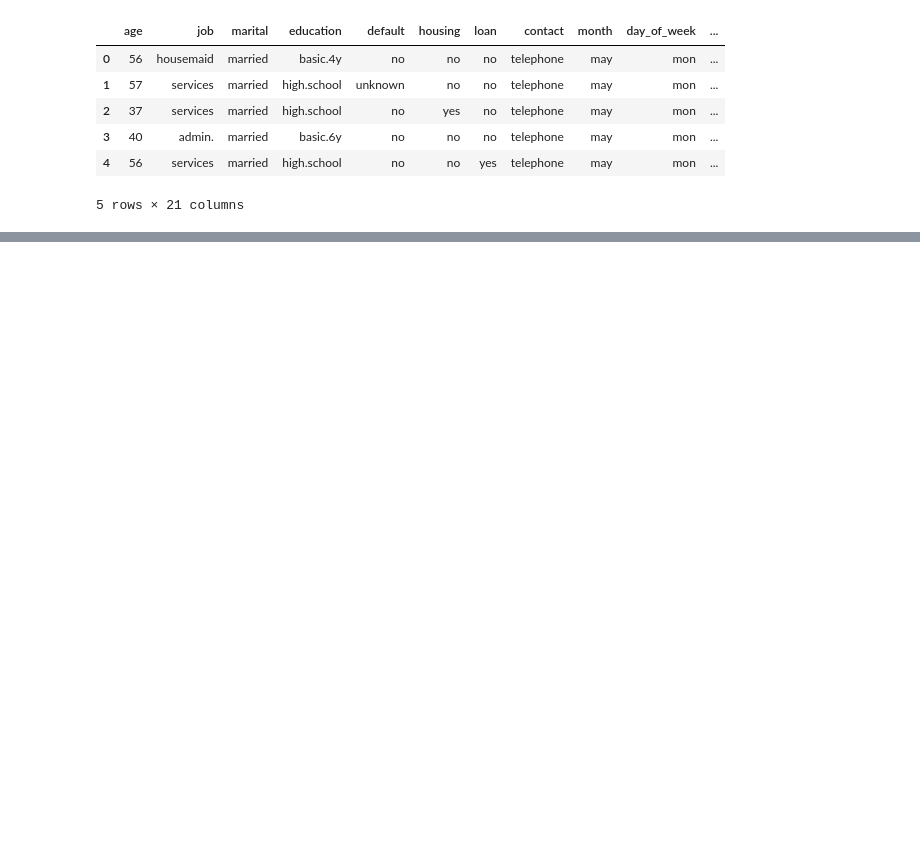
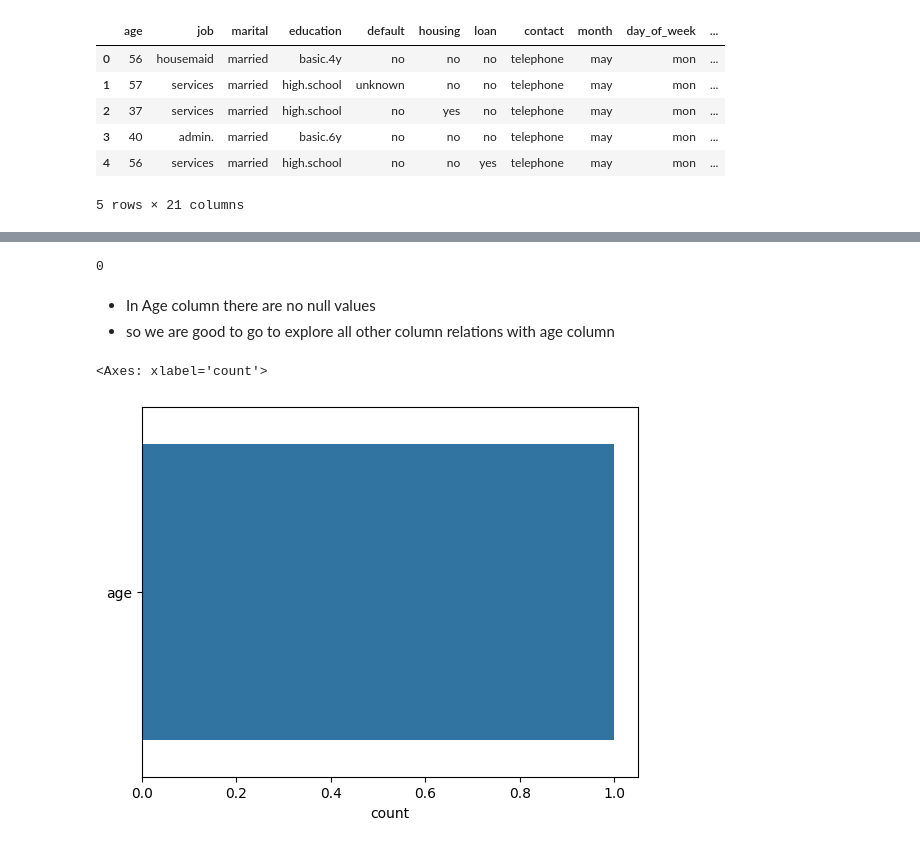
Before and after one commit to SudarshanIngole/Batch-18-2024, a Jupyter notebook: PRCP_Portuges.ipynb, the cells around one changed output, grey strips where cells are left out. Drawn from its saved outputs; the diff is of its cells as text; code cells hidden in the pictures; blank space fills up the shorter version.

```diff
--- a/PRCP_Portuges.ipynb
+++ b/PRCP_Portuges.ipynb
@@ -16,0 +157,12 @@ data.head()
+# %%
+data.age.isnull().sum()
+# %% [output]
+0
+# %% [markdown]
+* In Age column there are no null values
+* so we are good to go to explore all other column relations with age column
+# %%
+sns.countplot('age')
+# %% [output]
+<Axes: xlabel='count'>
+[figure, added]
```
Also changed, not shown: parts of 16 cells of this notebook.
